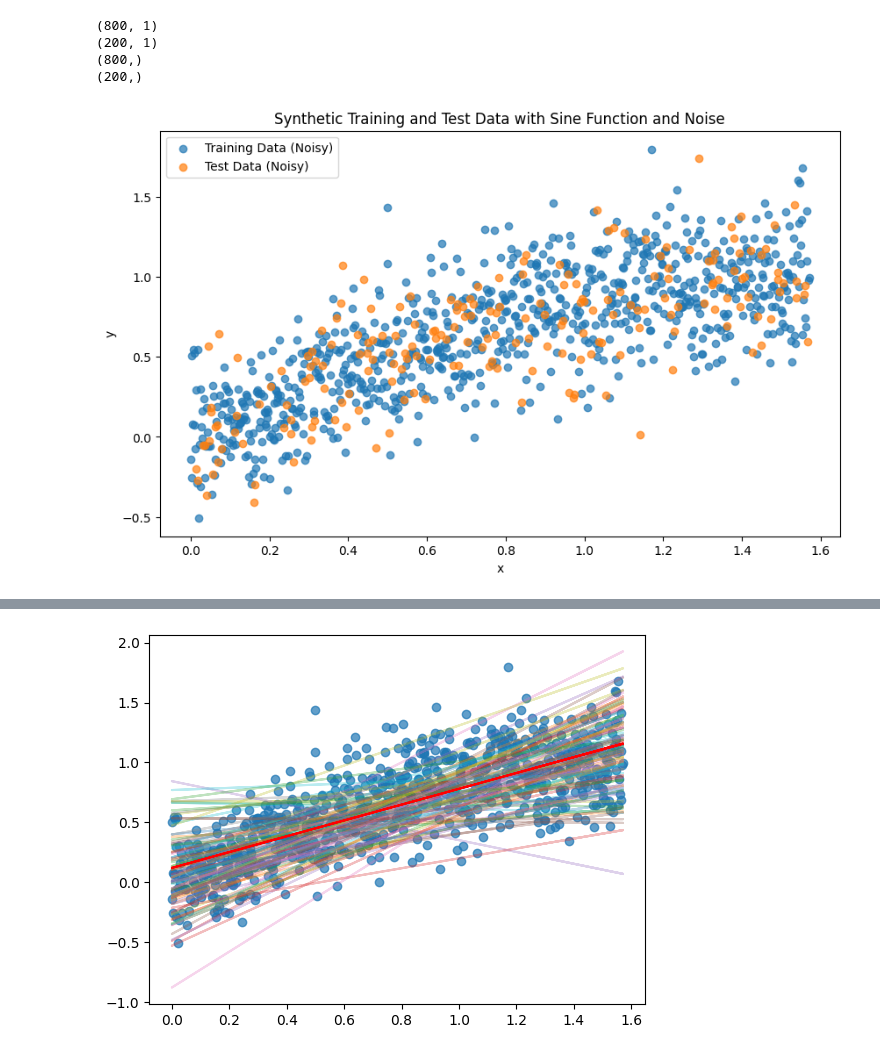
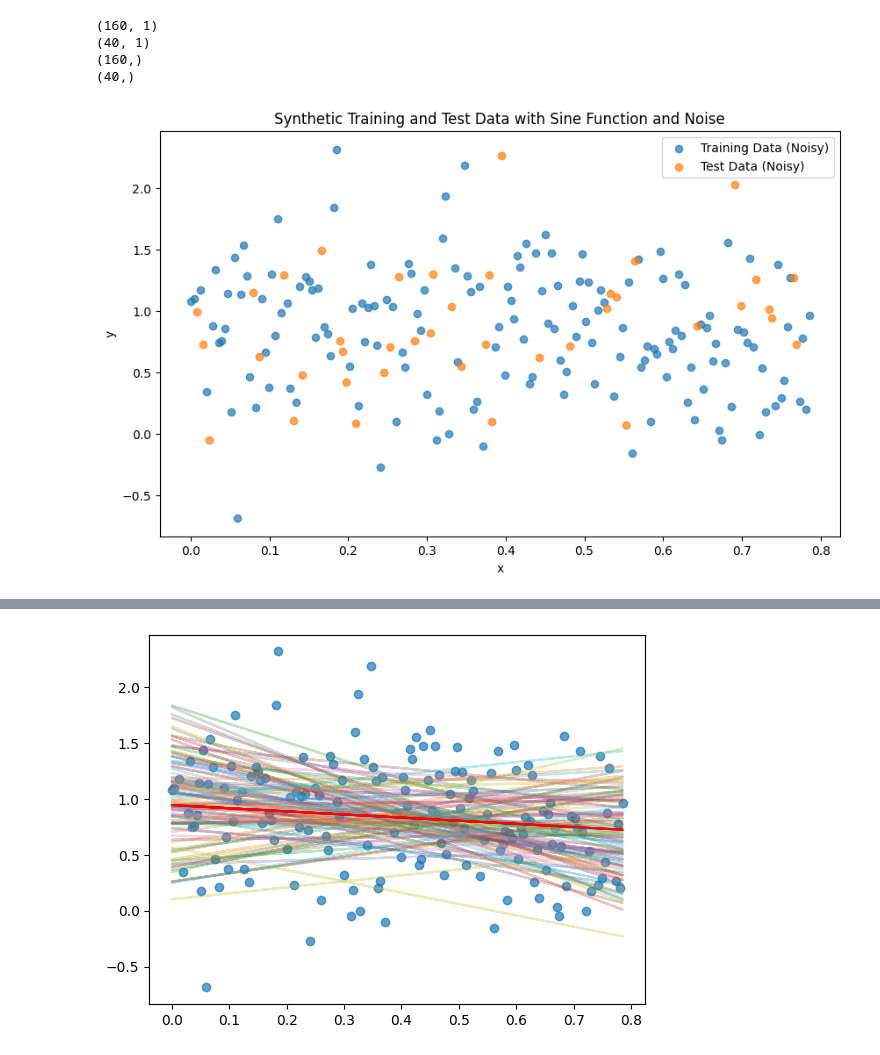
Before and after one commit to goli3148/MachineLearning, a Jupyter notebook: 14_WeightSpaceView/WeightSpaceView.ipynb, the cells around one changed output, grey strips where cells are left out. Saved outputs shown, nothing was run; the diff lists cells and outputs as text; code cells hidden in the pictures.

```diff
--- a/14_WeightSpaceView/WeightSpaceView.ipynb
+++ b/14_WeightSpaceView/WeightSpaceView.ipynb
@@ -9,10 +10,10 @@ from sklearn.model_selection import train_test_split
 # GENERATE DATA
 def generate_data(num_points, noise_std_dev):
     # Generate x values
-    x = np.linspace(0, np.pi/2, num_points)
+    x = np.linspace(0, np.pi/4, num_points)
     # Generate y values using a sine function and add random noise
-    y_true = np.sin(x)
-    noise = np.random.normal(0, noise_std_dev**2, num_points)
+    y_true = np.cos(x)
+    noise = np.random.normal(0, noise_std_dev, num_points)
     y_noisy = y_true + noise
     x = x.reshape(x.shape[0], 1)
     y_true.reshape(y_true.shape[0], 1)
@@ -22,7 +23,7 @@ def generate_data(num_points, noise_std_dev):
 
 NOISE = 0.5
 # SHAPING OF DATA
-X, Y_Noise, Y_True = generate_data(1000, NOISE)
+X, Y_Noise, Y_True = generate_data(200, NOISE)
 x_train, x_test ,y_train , y_test = train_test_split(X, Y_Noise, test_size=0.2)
 print(x_train.shape)
 print(x_test.shape)
@@ -41,9 +42,9 @@ plt.ylabel('y')
 plt.legend()
 plt.show()
 # %% [output]
-(800, 1)
-(200, 1)
-(800,)
-(200,)
+(160, 1)
+(40, 1)
+(160,)
+(40,)
-[figure, old version]
+[figure, new version]
 # %% [markdown]
@@ -51,33 +52,33 @@ plt.show()
 # %%
-NOISE *= 10
+NOISE *= 5
 def fit(xData:NDArray, yData:NDArray, noise):
     # calculate Mue
     X = np.hstack((np.ones((xData.shape[0], 1)), xData))
     A = (1/noise**2) * X.T @ X + np.linalg.inv(noise**2 * np.eye(X.T.shape[0]))
     A_inv = np.linalg.inv(A)
     w_mue = (1/noise**2) * np.dot(A_inv.dot(X.T), yData)
     w_mue = w_mue.reshape(w_mue.shape[0], 1)
     return w_mue, A_inv
 
 def prediction(xData:NDArray, w_mue:NDArray):
     X = np.hstack((np.ones((xData.shape[0], 1)), xData))
     return X @ w_mue
 
 
 w_mue, A_inv = fit(x_train, y_train, NOISE)
 y = prediction(x_train, w_mue)
 plt.scatter(x_train, y_train, label='Training Data (Noisy)', alpha=0.7, )
 plt.plot(x_train, y, 'r', zorder=11)
 
 num_samples = 100 # number of samples from the weight distribution
 w_samples = np.random.multivariate_normal(w_mue.flatten(), A_inv, size=num_samples)
 
 # Plot a shaded region representing the uncertainty
 for i in range(num_samples):
     y_samples = prediction(x_train, w_samples[i,:])
     plt.plot(x_train, y_samples, alpha=.3)
 
 plt.show()
 # %% [output]
-[figure, old version]
+[figure, new version]
 # %% [markdown]
```
Also changed, not shown: parts of 2 cells of this notebook, 32 other files.
